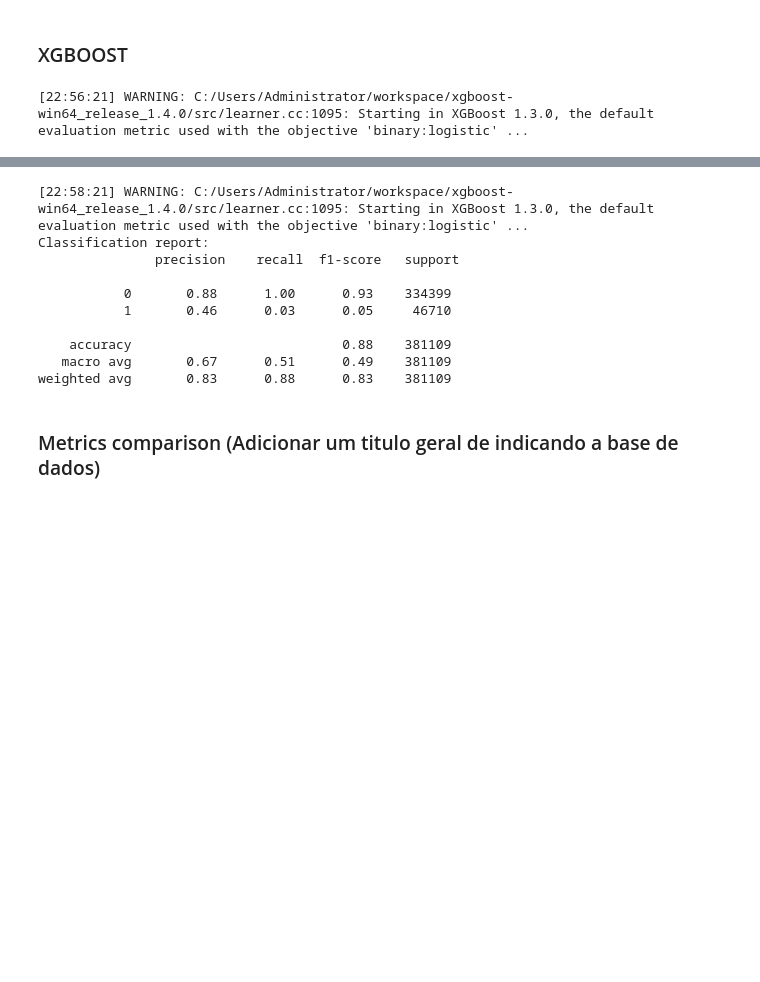
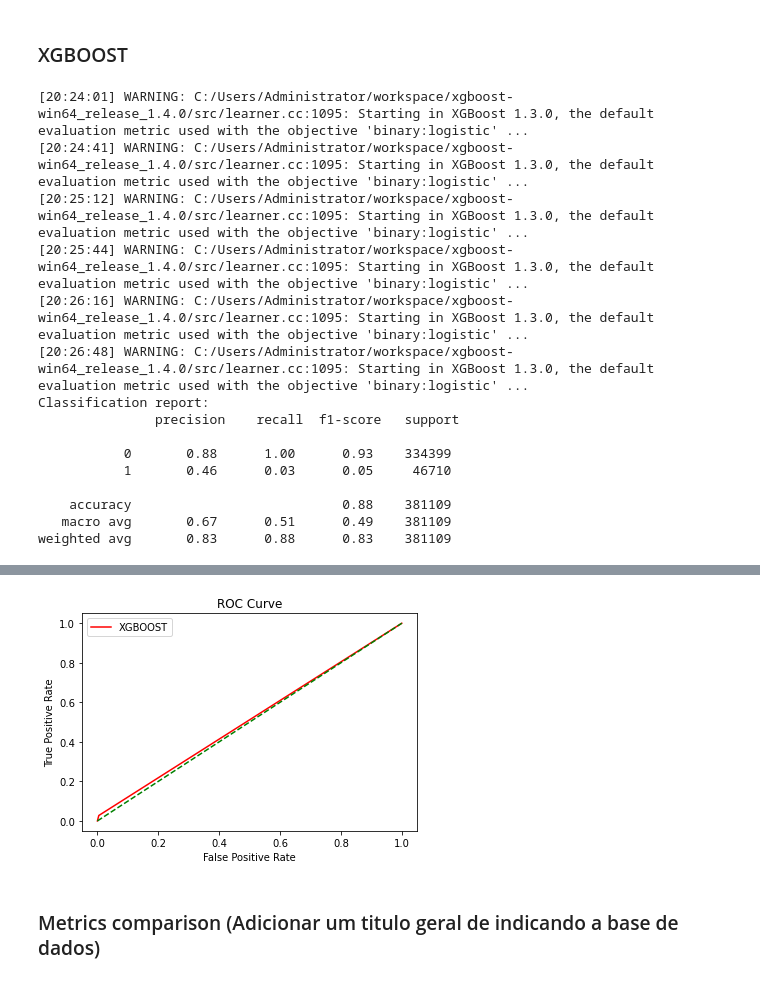
Before and after one commit to caioviniciusdelima/HICSP, a Jupyter notebook: DataScience/Car-insurance.ipynb, the cells around one changed output, grey strips where cells are left out. Drawn from its saved outputs; the diff is of its cells as text; code cells hidden in the pictures; blank space fills up the shorter version.

```diff
--- a/DataScience/Car-insurance.ipynb
+++ b/DataScience/Car-insurance.ipynb
@@ -338,11 +345,25 @@ weighted avg       0.82      0.87      0.84    381109
 # %% [markdown]
 ### XGBOOST
 # %%
-xgb_model = xgb()
-xgb_model.fit(x, y, eval_metric='mlogloss')
+xgb_model = xgb(use_label_encoder=False)
+xgb_model.fit(x, y)
 
 pred_xgb = cross_val_predict(estimator=xgb_model, X = x, y = y, cv=5)
 data_extrac(pred_xgb, 'XGBOOST', models, acc, rec, y)
 roc_calc_curve(pred_xgb, y, 'XGBOOST')
 # %% [output]
-[22:56:21] WARNING: C:/Users/Administrator/workspace/xgboost-win64_release_1.4.0/src/learner.cc:1095: Starting in XGBoost 1.3.0, the default evaluation metric used with the objective 'binary:logistic' ...
+[20:24:01] WARNING: C:/Users/Administrator/workspace/xgboost-win64_release_1.4.0/src/learner.cc:1095: Starting in XGBoost 1.3.0, the default evaluation metric used with the objective 'binary:logistic' ...
+[20:24:41] WARNING: C:/Users/Administrator/workspace/xgboost-win64_release_1.4.0/src/learner.cc:1095: Starting in XGBoost 1.3.0, the default evaluation metric used with the objective 'binary:logistic' ...
+[20:25:12] WARNING: C:/Users/Administrator/workspace/xgboost-win64_release_1.4.0/src/learner.cc:1095: Starting in XGBoost 1.3.0, the default evaluation metric used with the objective 'binary:logistic' ...
+[20:25:44] WARNING: C:/Users/Administrator/workspace/xgboost-win64_release_1.4.0/src/learner.cc:1095: Starting in XGBoost 1.3.0, the default evaluation metric used with the objective 'binary:logistic' ...
+[20:26:16] WARNING: C:/Users/Administrator/workspace/xgboost-win64_release_1.4.0/src/learner.cc:1095: Starting in XGBoost 1.3.0, the default evaluation metric used with the objective 'binary:logistic' ...
+[20:26:48] WARNING: C:/Users/Administrator/workspace/xgboost-win64_release_1.4.0/src/learner.cc:1095: Starting in XGBoost 1.3.0, the default evaluation metric used with the objective 'binary:logistic' ...
+Classification report:
+               precision    recall  f1-score   support
+
+           0       0.88      1.00      0.93    334399
+           1       0.46      0.03      0.05     46710
+
+    accuracy                           0.88    381109
+   macro avg       0.67      0.51      0.49    381109
+weighted avg       0.83      0.88      0.83    381109
@@ -352,13 +370,4 @@ roc_calc_curve(pred_xgb, y, 'XGBOOST')
-[22:58:21] WARNING: C:/Users/Administrator/workspace/xgboost-win64_release_1.4.0/src/learner.cc:1095: Starting in XGBoost 1.3.0, the default evaluation metric used with the objective 'binary:logistic' ...
-Classification report:
-               precision    recall  f1-score   support
-
-           0       0.88      1.00      0.93    334399
-           1       0.46      0.03      0.05     46710
-
-    accuracy                           0.88    381109
-   macro avg       0.67      0.51      0.49    381109
-weighted avg       0.83      0.88      0.83    381109
+[figure, added]
 # %% [markdown]
 ### Metrics comparison (Adicionar um titulo geral de indicando a base de dados)
 # %%
```
Also changed, not shown: parts of 18 cells of this notebook, 1 other file.
